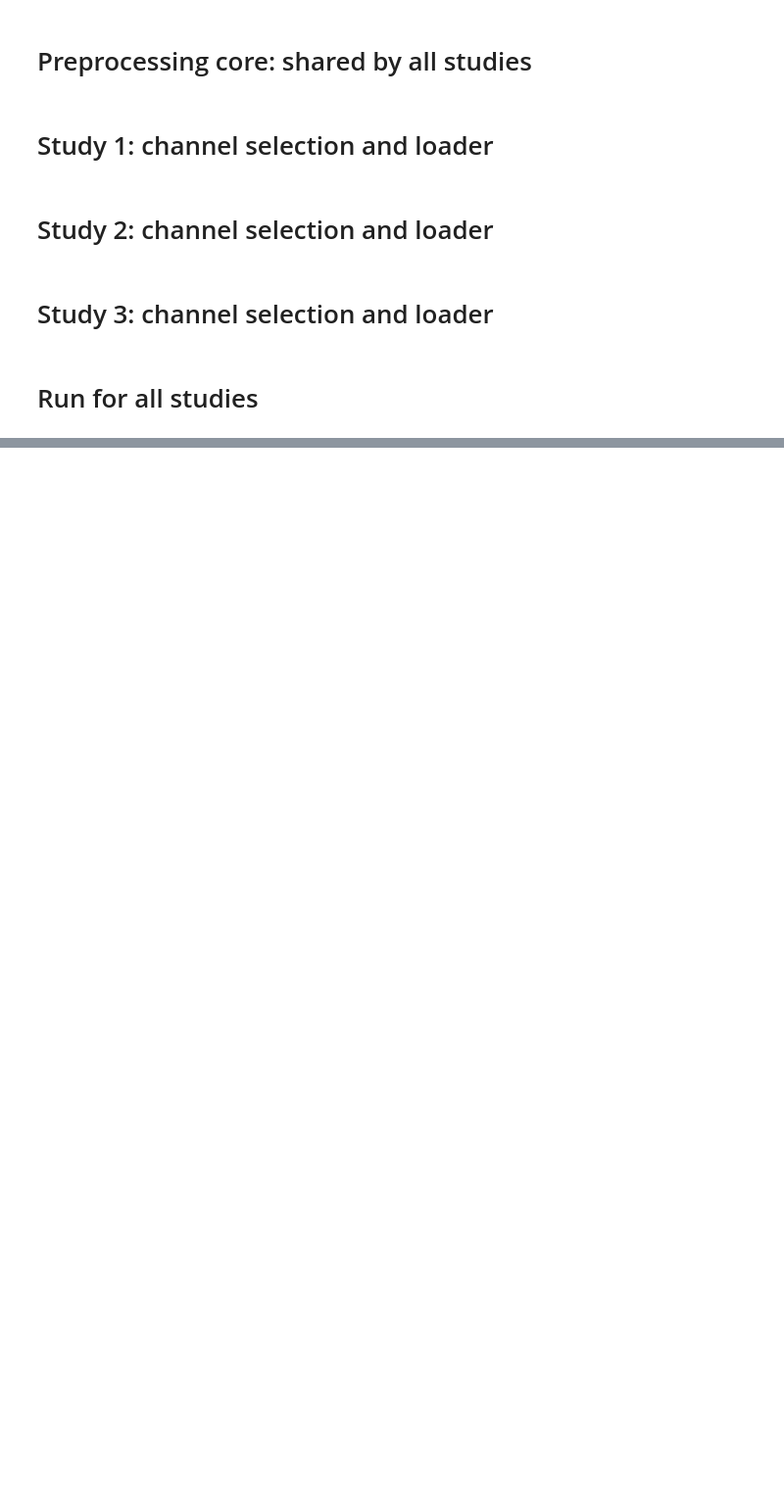
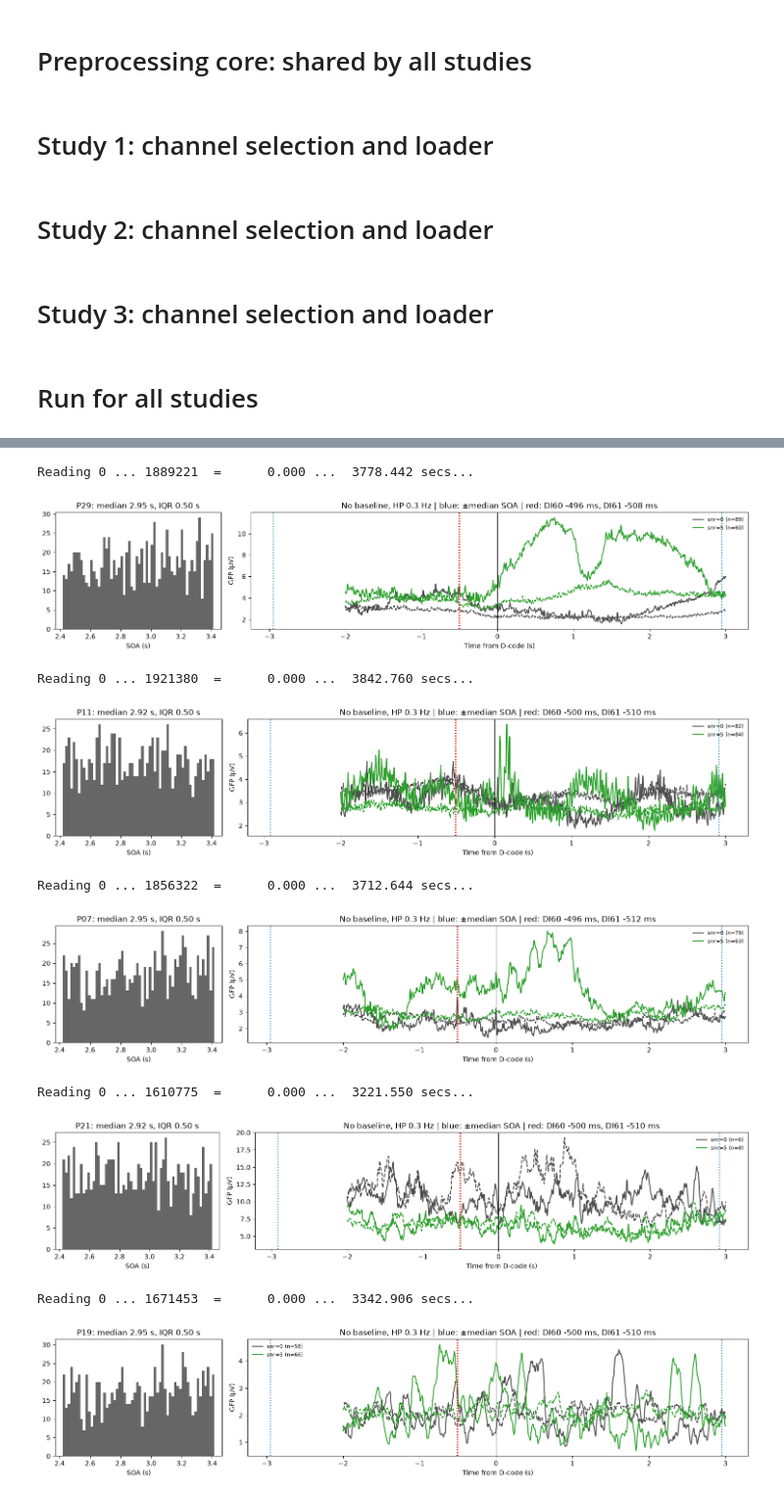
Before and after one commit to ThoHardy/SoundLEAD, a Jupyter notebook: raw2epochs_AllStudies.ipynb, the cells around one changed output, grey strips where cells are left out. Shown at 98% size. Cells and saved outputs as stored; diff of their text form; code cells hidden in the pictures; blank space fills up the shorter version.

```diff
--- a/raw2epochs_AllStudies.ipynb
+++ b/raw2epochs_AllStudies.ipynb
@@ -490,0 +546,32 @@ loaded OK: 186 channels, 1040 events
+# %%
+for ip in [29, 11, 7, 21, 19]:
+    ep, soa, din = long_epochs(ip)
+    t, md, X = ep.times, ep.metadata, ep.get_data()
+    fig, ax = plt.subplots(1, 2, figsize=(15, 3.2), gridspec_kw={"width_ratios": [1, 3]}, layout="constrained")
+    ax[0].hist(soa[soa < 10], bins=60, color="0.4")
+    ax[0].set(xlabel="SOA (s)", title=f"P{ip:02d}: median {np.median(soa):.2f} s, IQR {np.subtract(*np.percentile(soa, [75, 25])):.2f} s")
+    for c, col in [(0, "0.3"), (5, "tab:green")]:
+        sel = ((md["snr"] == c) & ~md["task_relevant"].astype(bool)).to_numpy()
+        g, fl = gfp_and_floor(X[sel])
+        ax[1].plot(t, g, color=col, label=f"snr={c} (n={sel.sum()})")
+        ax[1].plot(t, fl, color=col, ls="--")
+    ax[1].axvline(0, color="k", lw=0.8)
+    for s in (-np.median(soa), np.median(soa)):
+        ax[1].axvline(s, color="tab:blue", ls=":")
+    for name, lag in din.items():
+        ax[1].axvline(lag, color="tab:red", ls=":")
+    ax[1].set(xlabel="Time from D-code (s)", ylabel="GFP (µV)",
+              title=f"No baseline, HP {HP_CUTOFF} Hz | blue: ±median SOA | red: " + ", ".join(f"{k} {v * 1e3:.0f} ms" for k, v in din.items()))
+    ax[1].legend(fontsize=8, frameon=False)
+    plt.show()
+# %% [output]
+Reading 0 ... 1889221  =      0.000 ...  3778.442 secs...
+[figure, added]
+Reading 0 ... 1921380  =      0.000 ...  3842.760 secs...
+[figure, added]
+Reading 0 ... 1856322  =      0.000 ...  3712.644 secs...
+[figure, added]
+Reading 0 ... 1610775  =      0.000 ...  3221.550 secs...
+[figure, added]
+Reading 0 ... 1671453  =      0.000 ...  3342.906 secs...
+[figure, added]
```
Also changed, not shown: parts of 4 cells of this notebook, 3 other files.
